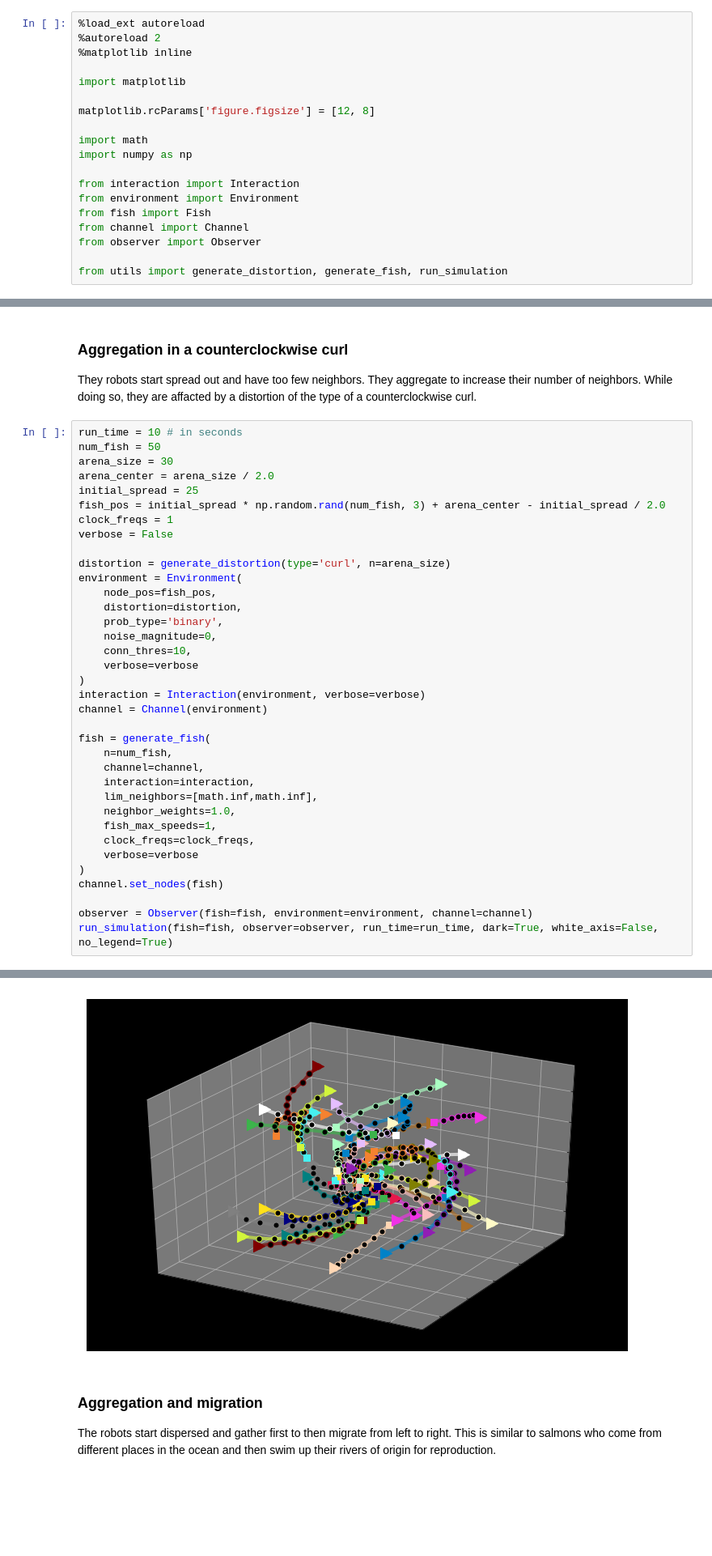
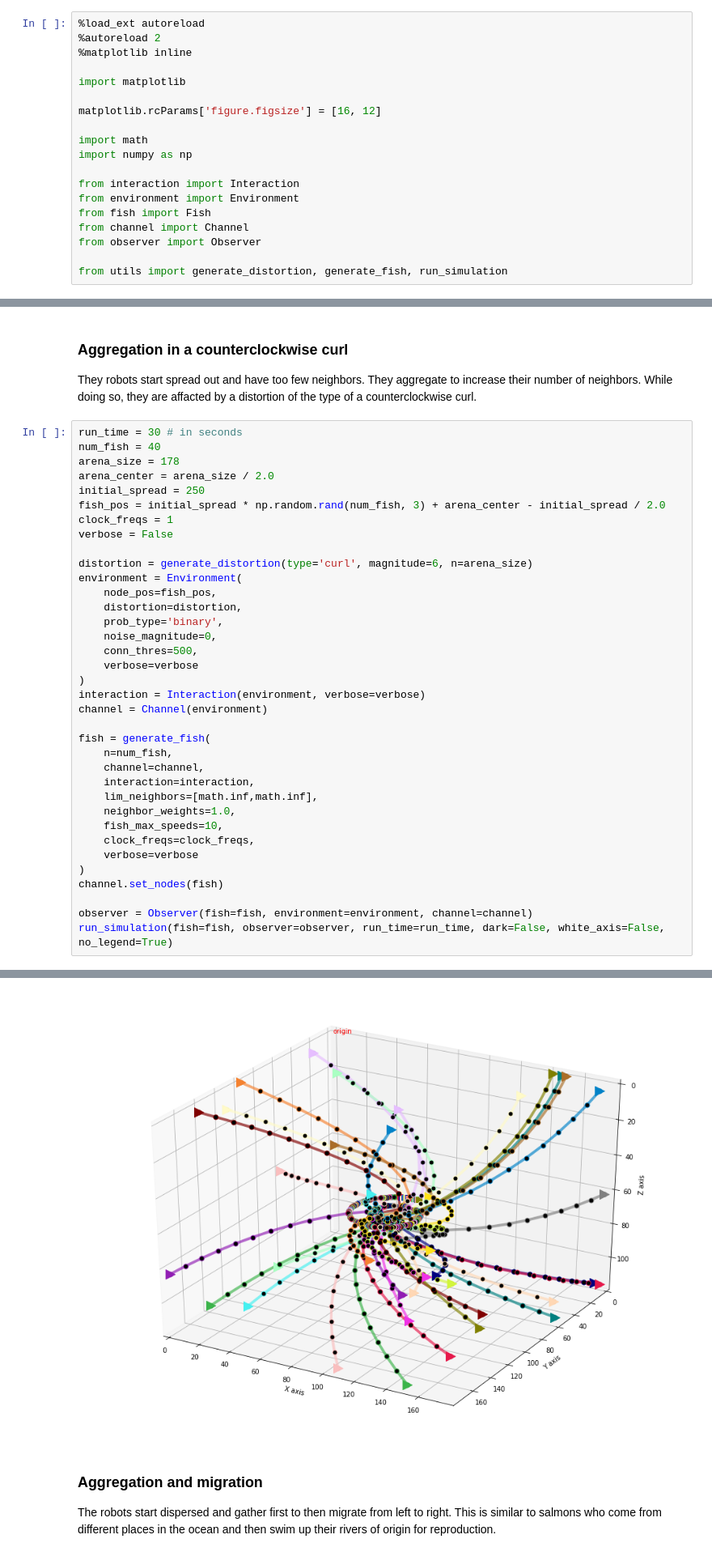
Before and after one commit to fberlinger/FISH, a Jupyter notebook: BlueSim/Cohesion.ipynb, the cells around one changed output, grey strips where cells are left out. Shown: that part at 81% size. Drawn from its saved outputs; the diff is of its cells as text; blank space fills up the shorter version.

```diff
--- a/BlueSim/Cohesion.ipynb
+++ b/BlueSim/Cohesion.ipynb
@@ -8,7 +8,7 @@ To goal of cohesion is to maintain a cohesive collective whose network structure
 
 import matplotlib
 
-matplotlib.rcParams['figure.figsize'] = [12, 8]
+matplotlib.rcParams['figure.figsize'] = [16, 12]
 
 import math
 import numpy as np
@@ -68,22 +71,22 @@ It's time to say bye bye!
 ### Aggregation in a counterclockwise curl
 They robots start spread out and have too few neighbors. They aggregate to increase their number of neighbors. While doing so, they are affacted by a distortion of the type of a counterclockwise curl.
 # %%
-run_time = 10 # in seconds
-num_fish = 50
-arena_size = 30
+run_time = 30 # in seconds
+num_fish = 40
+arena_size = 178
 arena_center = arena_size / 2.0
-initial_spread = 25
+initial_spread = 250
 fish_pos = initial_spread * np.random.rand(num_fish, 3) + arena_center - initial_spread / 2.0
 clock_freqs = 1
 verbose = False
 
-distortion = generate_distortion(type='curl', n=arena_size)
+distortion = generate_distortion(type='curl', magnitude=6, n=arena_size)
 environment = Environment(
     node_pos=fish_pos,
     distortion=distortion,
     prob_type='binary',
     noise_magnitude=0,
-    conn_thres=10,
+    conn_thres=500,
     verbose=verbose
 )
 interaction = Interaction(environment, verbose=verbose)
@@ -95,12 +98,12 @@ fish = generate_fish(
     interaction=interaction,
     lim_neighbors=[math.inf,math.inf],
     neighbor_weights=1.0,
-    fish_max_speeds=1,
+    fish_max_speeds=10,
     clock_freqs=clock_freqs,
     verbose=verbose
 )
 channel.set_nodes(fish)
 
 observer = Observer(fish=fish, environment=environment, channel=channel)
-run_simulation(fish=fish, observer=observer, run_time=run_time, dark=True, white_axis=False, no_legend=True)
+run_simulation(fish=fish, observer=observer, run_time=run_time, dark=False, white_axis=False, no_legend=True)
 # %% [output]
@@ -108,5 +111,5 @@ Please wait patiently 10 seconds. Thanks.
 It's time to say bye bye!
-[figure, old version]
+[figure, new version]
 # %% [markdown]
 ### Aggregation and migration
 The robots start dispersed and gather first to then migrate from left to right. This is similar to salmons who come from different places in the ocean and then swim up their rivers of origin for reproduction.
```
Also changed, not shown: parts of 4 cells of this notebook, 6 other files.
